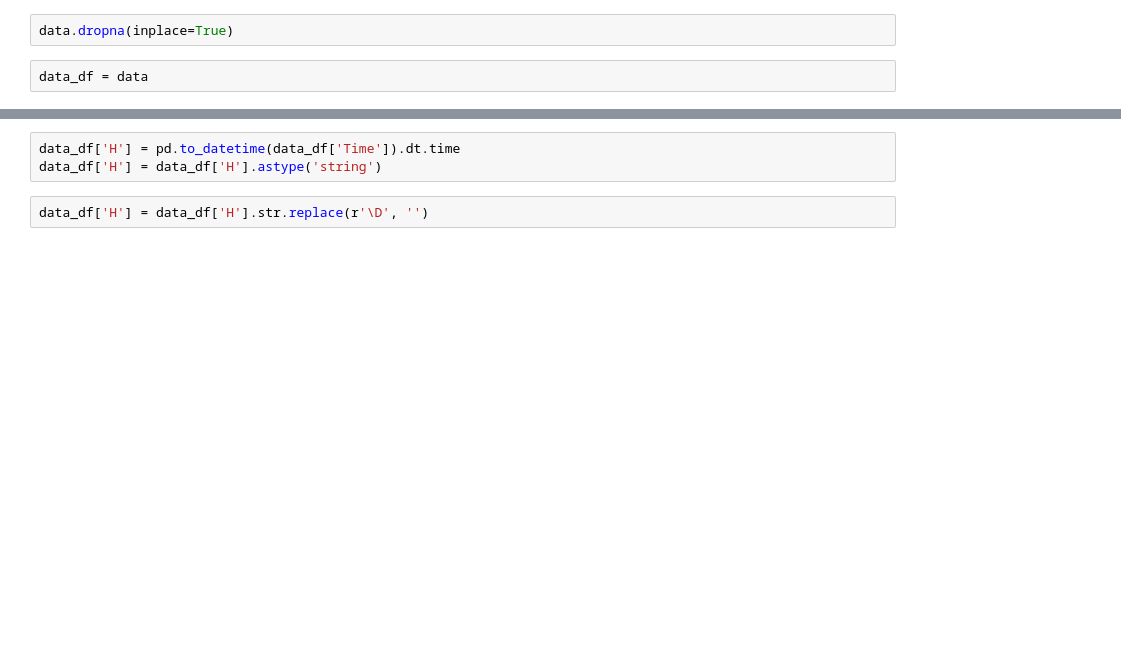
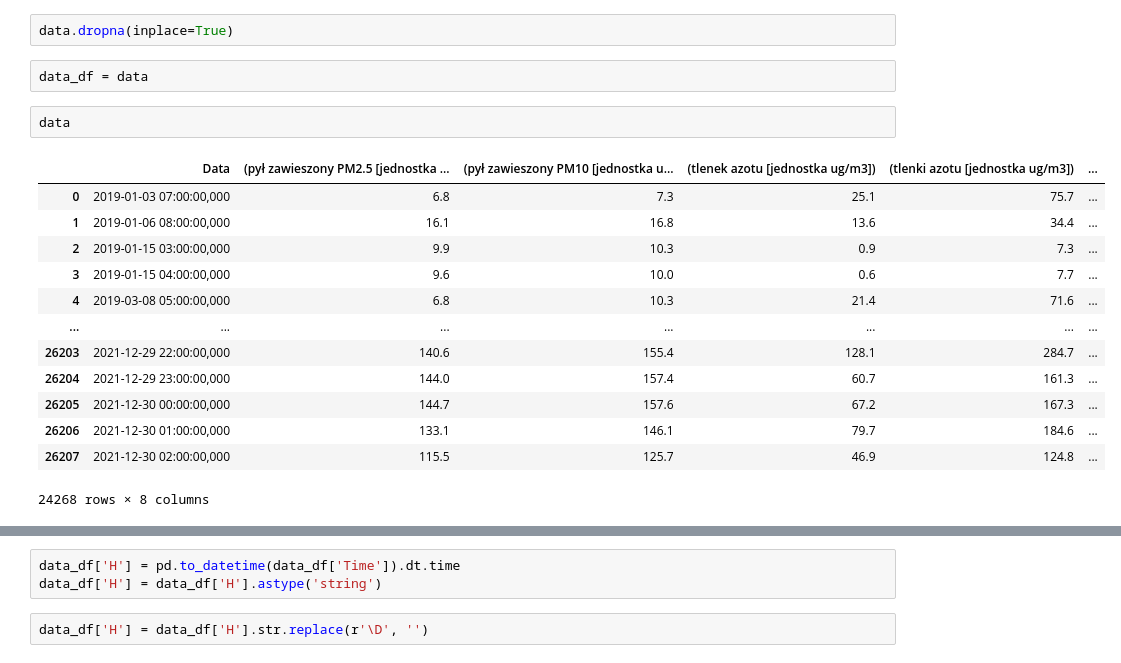
Before and after one commit to CezaryCwikla/Air-Pollution_Model, a Jupyter notebook: Untitled.ipynb, the cells around one changed output, grey strips where cells are left out. Saved outputs shown, nothing was run; the diff lists cells and outputs as text; blank space fills up the shorter version.

```diff
--- a/Untitled.ipynb
+++ b/Untitled.ipynb
@@ -23,6 +23,22 @@ data = pd.read_csv('Data/Pogodowe_i_powietrza_2020_10-2021_06.csv', sep=';')
 data.dropna(inplace=True)
 # %%
 data_df = data
+# %%
+data
+# %% [output]
+|  | Data | (pył zawieszony PM2.5 [jednostka ... | (pył zawieszony PM10 [jednostka u... | (tlenek azotu [jednostka ug/m3]) | (tlenki azotu [jednostka ug/m3]) | ... |
+| 0 | 2019-01-03 07:00:00,000 | 6.8 | 7.3 | 25.1 | 75.7 | ... |
+| 1 | 2019-01-06 08:00:00,000 | 16.1 | 16.8 | 13.6 | 34.4 | ... |
+| 2 | 2019-01-15 03:00:00,000 | 9.9 | 10.3 | 0.9 | 7.3 | ... |
+| 3 | 2019-01-15 04:00:00,000 | 9.6 | 10.0 | 0.6 | 7.7 | ... |
+| 4 | 2019-03-08 05:00:00,000 | 6.8 | 10.3 | 21.4 | 71.6 | ... |
+| ... | ... | ... | ... | ... | ... | ... |
+| 26203 | 2021-12-29 22:00:00,000 | 140.6 | 155.4 | 128.1 | 284.7 | ... |
+| 26204 | 2021-12-29 23:00:00,000 | 144.0 | 157.4 | 60.7 | 161.3 | ... |
+| 26205 | 2021-12-30 00:00:00,000 | 144.7 | 157.6 | 67.2 | 167.3 | ... |
+| 26206 | 2021-12-30 01:00:00,000 | 133.1 | 146.1 | 79.7 | 184.6 | ... |
+| 26207 | 2021-12-30 02:00:00,000 | 115.5 | 125.7 | 46.9 | 124.8 | ... |
+24268 rows × 8 columns
 # %%
 data_df = data_df.reset_index()
 six_df = pd.DataFrame()
```
Also changed, not shown: parts of 1 cell of this notebook, 1 other file.
